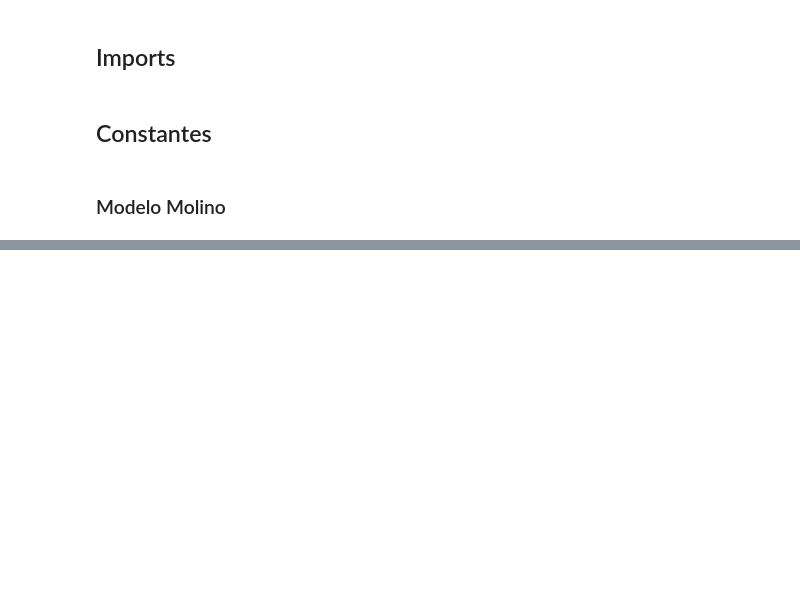
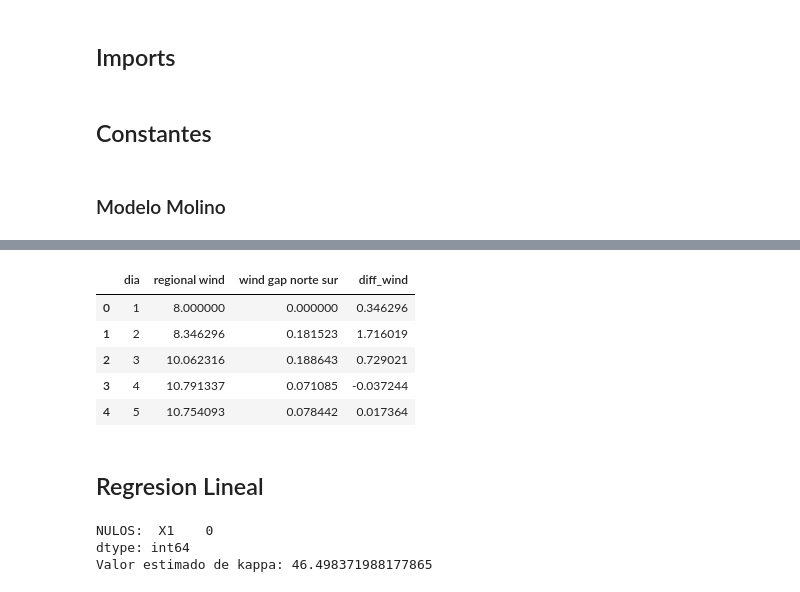
Before and after one commit to GuidoDSalem/TP---AplicacionesComputacionales, a Jupyter notebook: main.ipynb, the cells around one changed output, grey strips where cells are left out. Saved outputs shown, nothing was run; the diff lists cells and outputs as text; code cells hidden in the pictures; blank space fills up the shorter version.

```diff
--- a/main.ipynb
+++ b/main.ipynb
@@ -78,0 +79,56 @@ plt.show()
+# %%
+# new column with the diff between one day and the previous one
+
+data["diff_wind"] = data["regional wind"].diff().shift(-1)
+
+data.head()
+# %% [output]
+|  | dia | regional wind | wind gap norte sur | diff_wind |
+| 0 | 1 | 8.000000 | 0.000000 | 0.346296 |
+| 1 | 2 | 8.346296 | 0.181523 | 1.716019 |
+| 2 | 3 | 10.062316 | 0.188643 | 0.729021 |
+| 3 | 4 | 10.791337 | 0.071085 | -0.037244 |
+| 4 | 5 | 10.754093 | 0.078442 | 0.017364 |
+# %% [markdown]
+## Regresion Lineal
+# %%
+import numpy as np
+import pandas as pd
+from sklearn.linear_model import LinearRegression
+
+# Supongamos que tienes los datos en un DataFrame
+# df['S'] es la columna de la variable S
+# df['theta'] es la columna de la variable θ(t)
+# Δ es el tamaño de paso del tiempo
+
+# Calcular las diferencias Y_i = S_{i+1} - S_i
+data['diff_wind'] = data['regional wind'].diff().shift(-1)
+
+# Calcular X1_i = (θ(t_i) - S_i) * Δ
+data['X1'] = (trend(data["regional wind"][1:]) - data["regional wind"][:-1])* DELTA
+
+# Calcular Z_i como el residuo de Y y X1
+# Suponiendo que tienes alguna estimación de Z_i, si no, deberás calcularla
+# Z_i es N(0,1) distribuido normalmente, por lo que puedes modelarlo a partir del residuo
+# Por simplicidad, puedes asumir que Z_i es un vector aleatorio para fines de regresión.
+
+# Crear el modelo de regresión
+X = data[['X1']][1:-1]
+Y = data['diff_wind'][1:-1]
+print("NULOS:  " + str( X.isnull().sum()))
+
+# Ajustar el modelo de regresión
+model = LinearRegression()
+model.fit(X, Y)
+
+# Obtener el valor de kappa (pendiente)
+kappa = model.coef_[0]
+
+# El valor de sigma puede necesitar un análisis adicional si lo deseas estimar explícitamente
+# como sigma * sqrt(Δ). Esto puede derivarse a través de los residuos.
+
+print(f"Valor estimado de kappa: {kappa}")
+# %% [output]
+NULOS:  X1    0
+dtype: int64
+Valor estimado de kappa: 46.498371988177865
```
Also changed, not shown: parts of 15 cells of this notebook, 1 other file.
